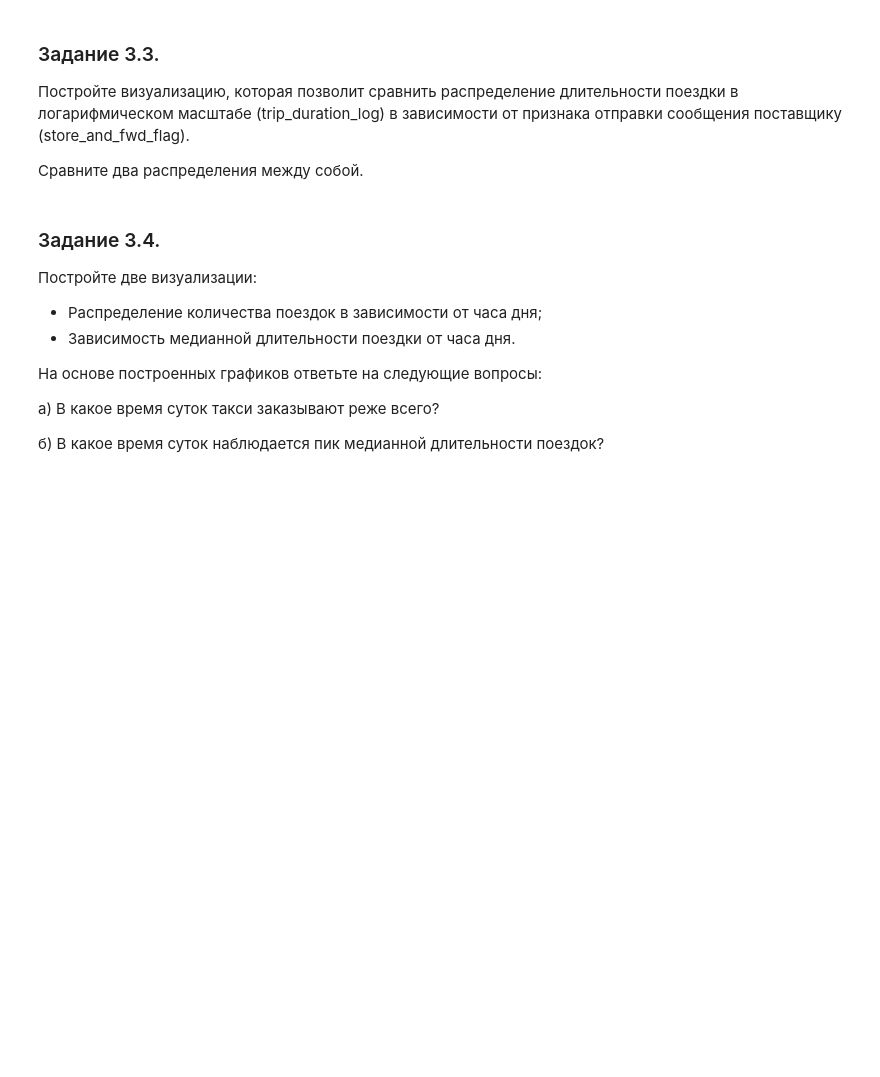
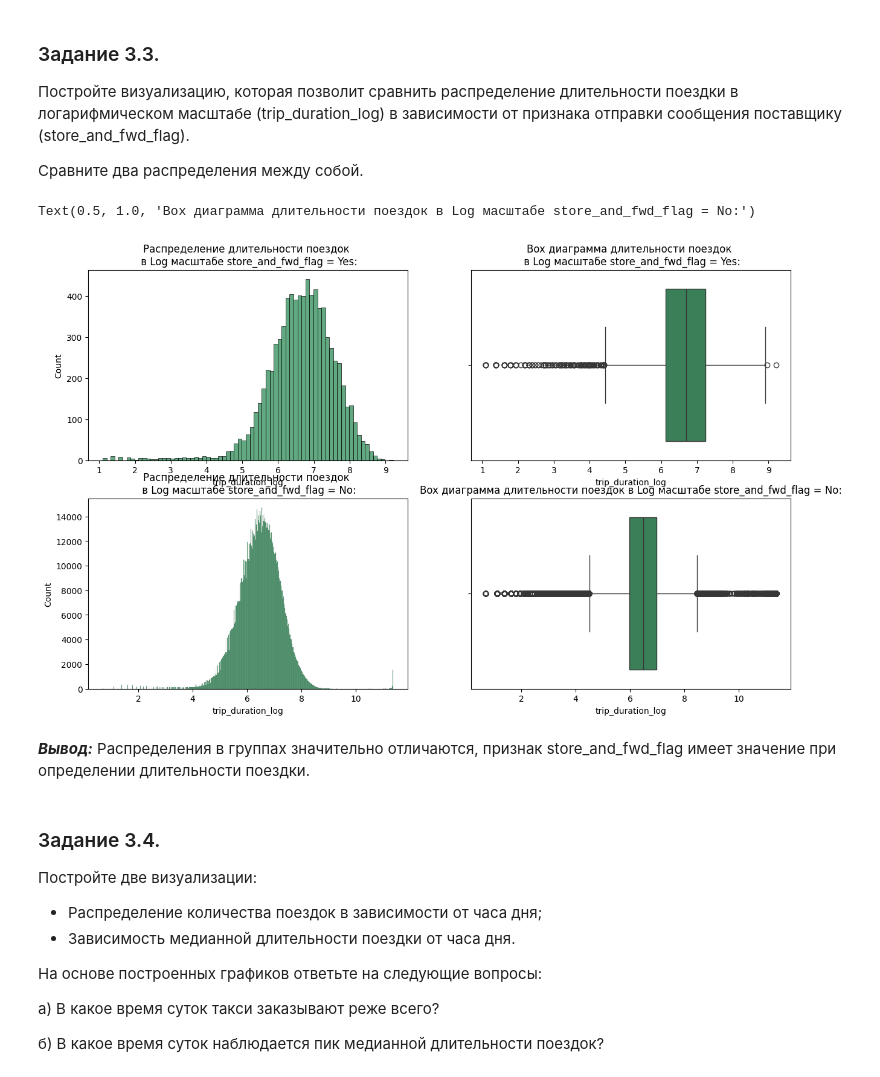
Before and after one commit to Irina-Kondratenko/SkillFactory, a Jupyter notebook: Homework/Project_10/Project-10. Notebook.ipynb, the cells around one changed output. Cells and saved outputs as stored; diff of their text form; code cells hidden in the pictures; blank space fills up the shorter version.

```diff
--- a/Homework/Project_10/Project-10. Notebook.ipynb
+++ b/Homework/Project_10/Project-10. Notebook.ipynb
@@ -662,3 +662,31 @@ Text(0.5, 1.0, 'Box диаграмма длительности поездок
+# %%
+# Распределение длительности поездки в логарифмическом масштабе
+# (trip_duration_log) в зависимости от признака
+# отправки сообщения поставщику (store_and_fwd_flag):
+
+fig, axes = plt.subplots(nrows=2, ncols=2, figsize=(15, 9))
+histplot = sns.histplot(data = taxi_data[taxi_data['store_and_fwd_flag'] == 'Y'],
+                        x='trip_duration_log', ax=axes[0][0], color = 'seagreen')
+histplot.set_title('Распределение длительности поездок \n в Log масштабе store_and_fwd_flag = Yes:')
+
+boxplot = sns.boxplot(data = taxi_data[taxi_data['store_and_fwd_flag'] == 'Y'],
+                      x='trip_duration_log', ax=axes[0][1] , color = 'seagreen')
+boxplot.set_title('Box диаграмма длительности поездок \n в Log масштабе store_and_fwd_flag = Yes:')
+
+histplot = sns.histplot(data = taxi_data[taxi_data['store_and_fwd_flag'] == 'N'],
+                        x='trip_duration_log', ax=axes[1][0], color = 'seagreen')
+
+histplot.set_title('Распределение длительности поездок \n в Log масштабе store_and_fwd_flag = No:')
+
+boxplot = sns.boxplot(data = taxi_data[taxi_data['store_and_fwd_flag'] == 'N'],
+                      x='trip_duration_log', ax=axes[1][1] , color = 'seagreen')
+
+boxplot.set_title('Box диаграмма длительности поездок в Log масштабе store_and_fwd_flag = No:')
+# %% [output]
+Text(0.5, 1.0, 'Box диаграмма длительности поездок в Log масштабе store_and_fwd_flag = No:')
+[figure, added]
+# %% [markdown]
+***Вывод:*** Распределения в группах значительно отличаются, признак store_and_fwd_flag имеет значение при определении длительности поездки.
 # %% [markdown]
 ### Задание 3.4.
 Постройте две визуализации:
```
Also changed, not shown: parts of 21 cells of this notebook.
